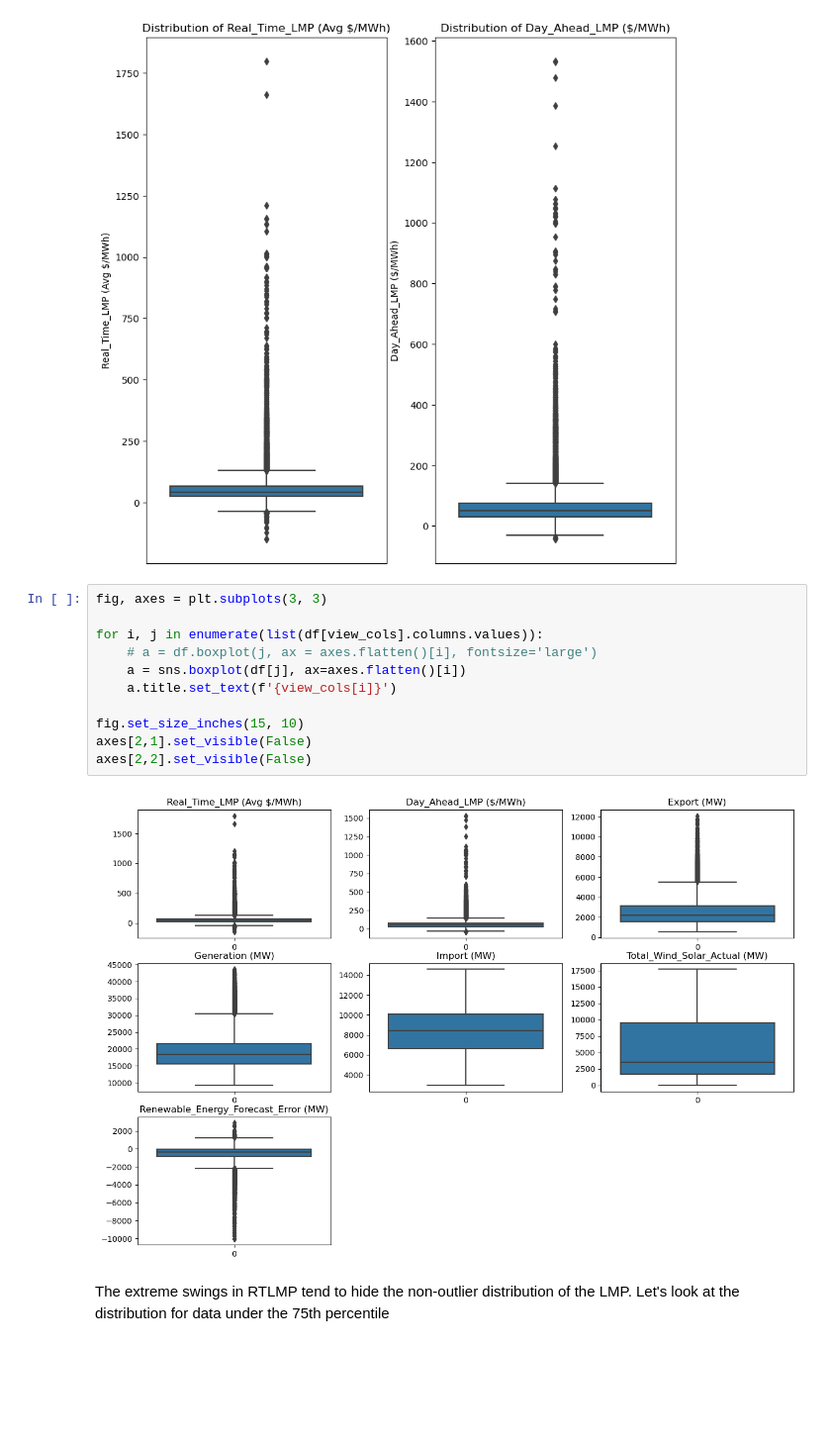
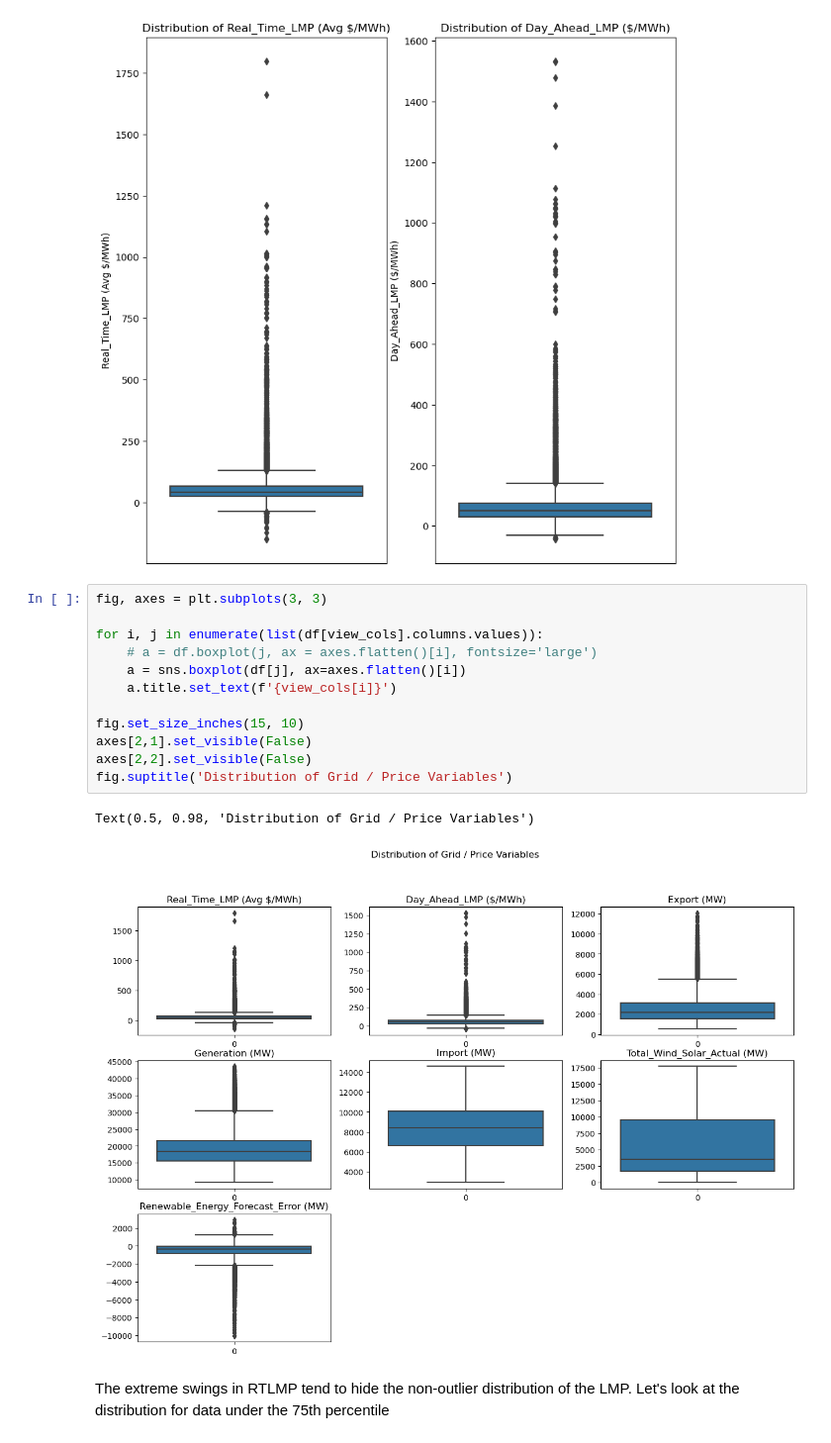
Before and after one commit to Lbongard/energy_project, a Jupyter notebook: EDA.ipynb, the cells around one changed output. Shown at 99% size. Saved outputs shown, nothing was run; the diff lists cells and outputs as text; blank space fills up the shorter version.

```diff
--- a/EDA.ipynb
+++ b/EDA.ipynb
@@ -107,16 +109,18 @@ plt.show()
 # %%
 fig, axes = plt.subplots(3, 3)
 
 for i, j in enumerate(list(df[view_cols].columns.values)):
     # a = df.boxplot(j, ax = axes.flatten()[i], fontsize='large')
     a = sns.boxplot(df[j], ax=axes.flatten()[i])
     a.title.set_text(f'{view_cols[i]}')
 
 fig.set_size_inches(15, 10)
 axes[2,1].set_visible(False)
 axes[2,2].set_visible(False)
+fig.suptitle('Distribution of Grid / Price Variables')
 # %% [output]
+Text(0.5, 0.98, 'Distribution of Grid / Price Variables')
-[figure, old version]
+[figure, new version]
 # %% [markdown]
 The extreme swings in RTLMP tend to hide the non-outlier distribution of the LMP. Let's look at the distribution for data under the 75th percentile
 # %%
```
Also changed, not shown: parts of 20 cells of this notebook, 3 other files.
